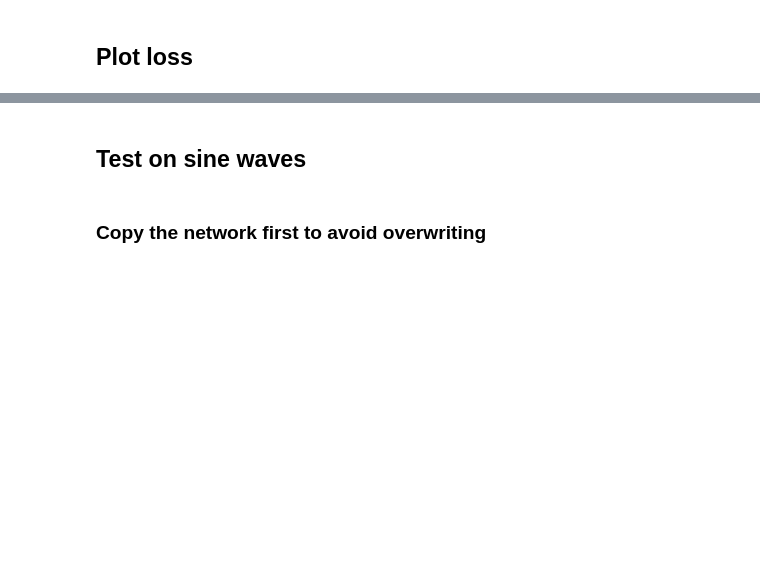
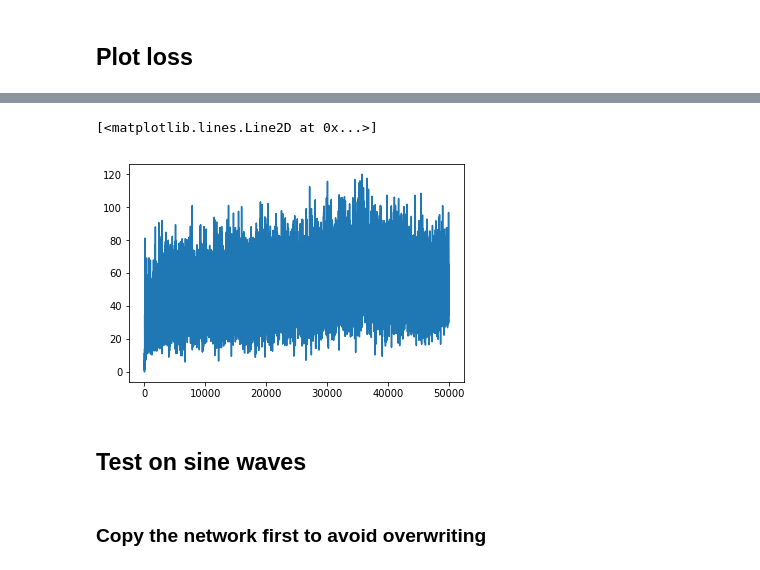
Before and after one commit to uchendui/maml, a Jupyter notebook: MAML Regression.ipynb, the cells around one changed output, grey strips where cells are left out. Drawn from its saved outputs; the diff is of its cells as text; code cells hidden in the pictures; blank space fills up the shorter version.

```diff
--- a/MAML Regression.ipynb
+++ b/MAML Regression.ipynb
@@ -148,3 +195,8 @@ plt.plot(overall_loss_data)
+# %%
+plt.plot(overall_test_loss)
+# %% [output]
+[<matplotlib.lines.Line2D at 0x...>]
+[figure, added]
 # %% [markdown]
 ## Test on sine waves
 # %% [markdown]
```
Also changed, not shown: parts of 18 cells of this notebook.
